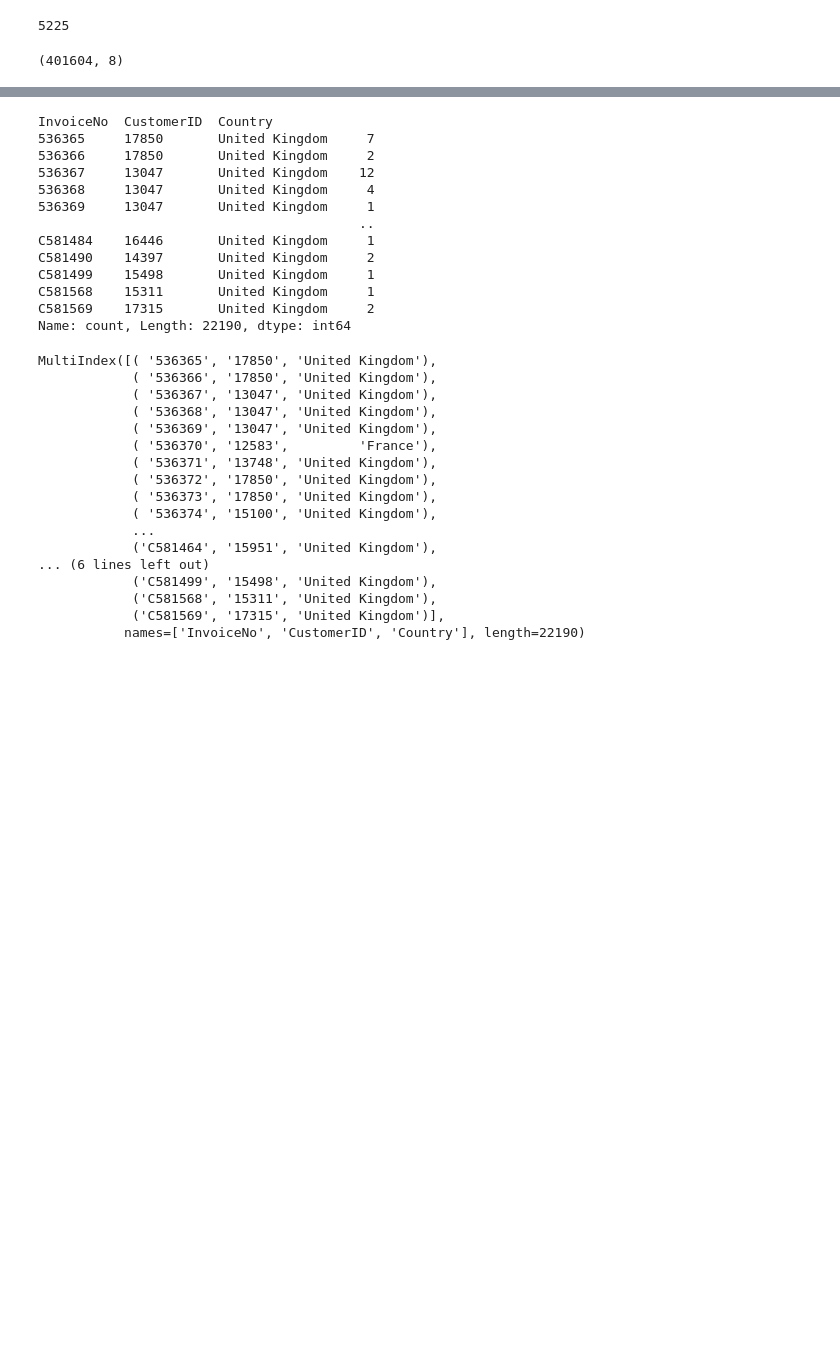
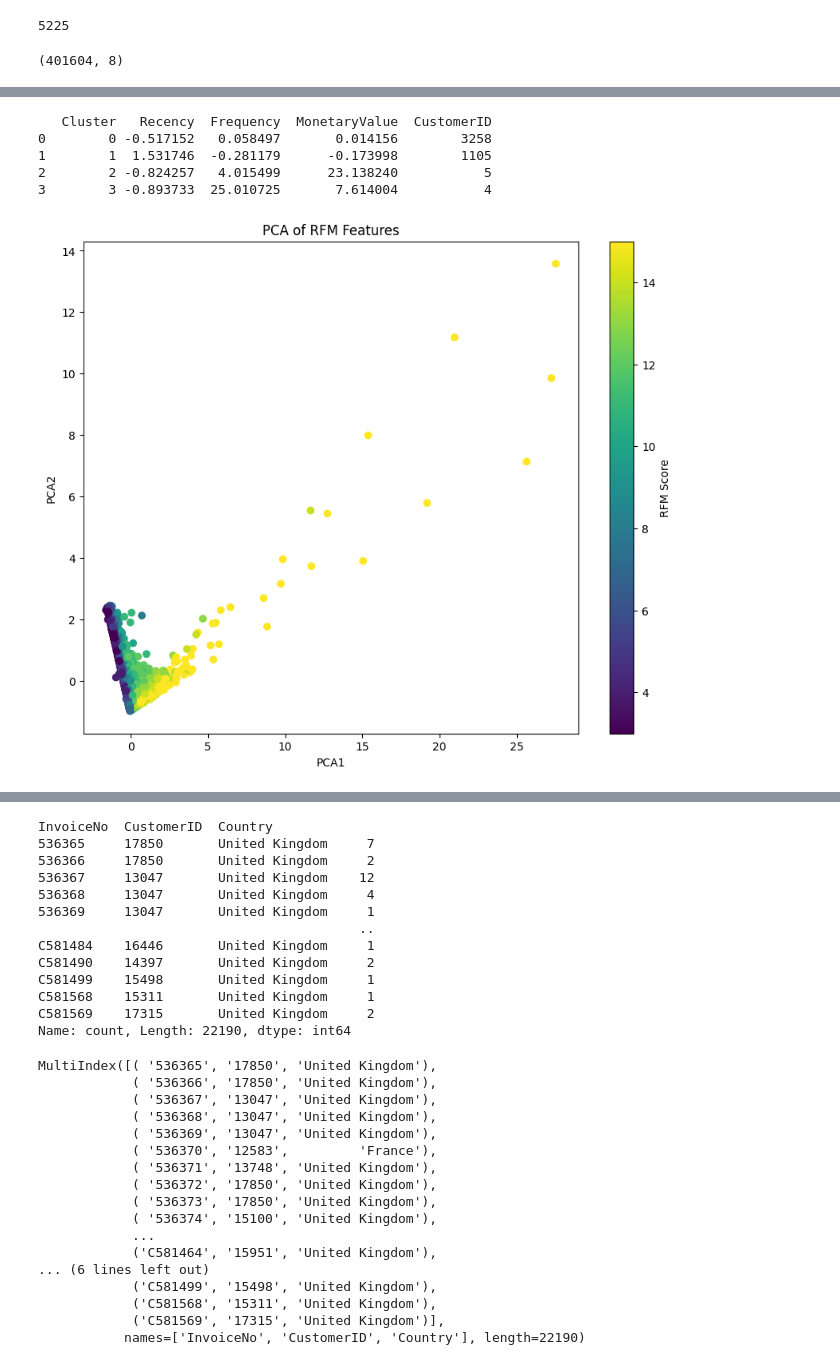
Before and after one commit to vaas-umputer/Customer-Segmentation, a Jupyter notebook: Customer_Segmentation.ipynb, the cells around one changed output, grey strips where cells are left out. Cells and saved outputs as stored; diff of their text form; code cells hidden in the pictures; blank space fills up the shorter version.

```diff
--- a/Customer_Segmentation.ipynb
+++ b/Customer_Segmentation.ipynb
@@ -136,0 +315,10 @@ df_initial.shape
+# %%
+from sklearn.preprocessing import StandardScaler
+
+scaler = StandardScaler()
+df_rfm[['Recency', 'Frequency', 'MonetaryValue']] = scaler.fit_transform(df_rfm[['Recency', 'Frequency', 'MonetaryValue']])
+# %%
+from sklearn.cluster import KMeans
+
+kmeans = KMeans(n_clusters=4, random_state=42)
+df_rfm['Cluster'] = kmeans.fit_predict(df_rfm[['Recency', 'Frequency', 'MonetaryValue']])
@@ -136,0 +341,31 @@ df_initial.shape
+# %%
+cluster_summary = df_rfm.groupby('Cluster').agg({
+    'Recency': 'mean',
+    'Frequency': 'mean',
+    'MonetaryValue': 'mean',
+    'CustomerID': 'count'
+}).reset_index()
+
+print(cluster_summary)
+# %% [output]
+   Cluster   Recency  Frequency  MonetaryValue  CustomerID
+0        0 -0.517152   0.058497       0.014156        3258
+1        1  1.531746  -0.281179      -0.173998        1105
+2        2 -0.824257   4.015499      23.138240           5
+3        3 -0.893733  25.010725       7.614004           4
+# %%
+from sklearn.decomposition import PCA
+
+pca = PCA(n_components=2)
+df_rfm_pca = pca.fit_transform(df_rfm[['Recency', 'Frequency', 'MonetaryValue']])
+df_rfm_pca = pd.DataFrame(df_rfm_pca, columns=['PCA1', 'PCA2'])
+# %%
+plt.figure(figsize=(10, 8))
+plt.scatter(df_rfm_pca['PCA1'], df_rfm_pca['PCA2'], c=df_rfm['RFM_Score'], cmap='viridis')
+plt.colorbar(label='RFM Score')
+plt.xlabel('PCA1')
+plt.ylabel('PCA2')
+plt.title('PCA of RFM Features')
+plt.show()
+# %% [output]
+[figure, added]
```
Also changed, not shown: parts of 48 cells of this notebook.
